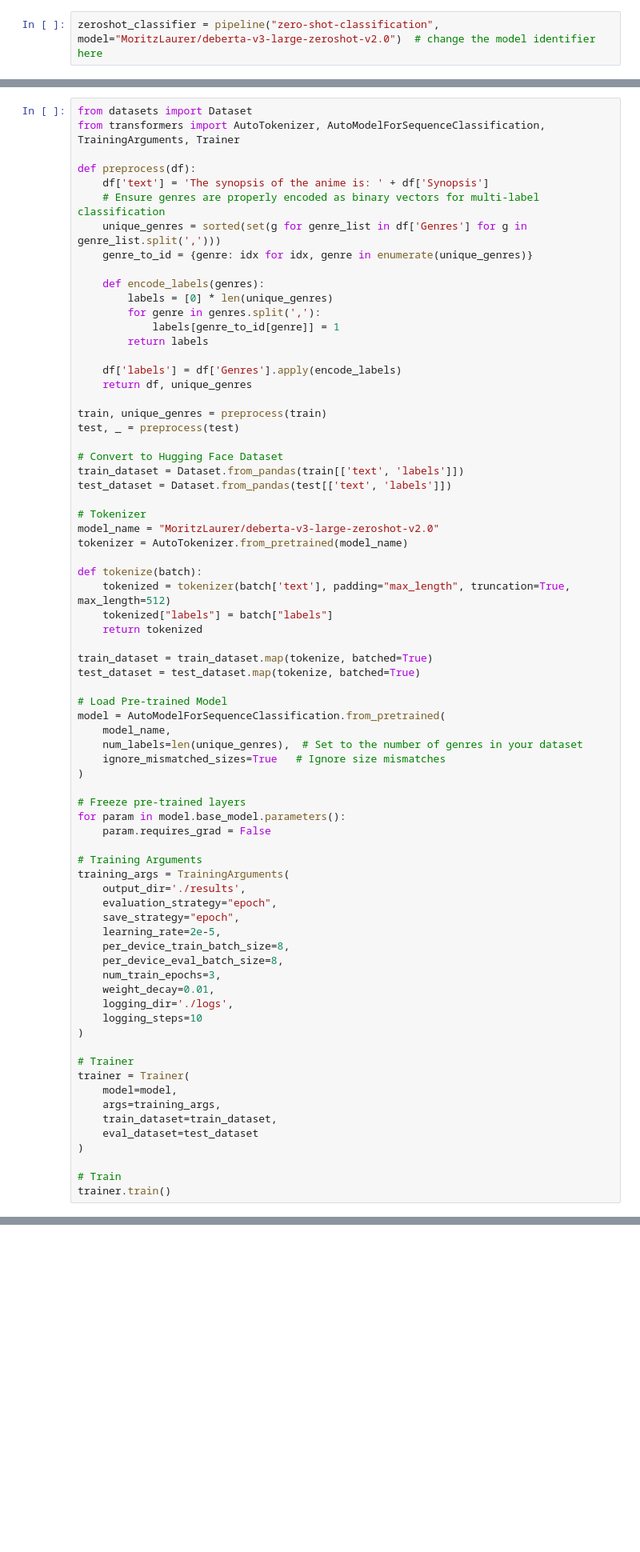
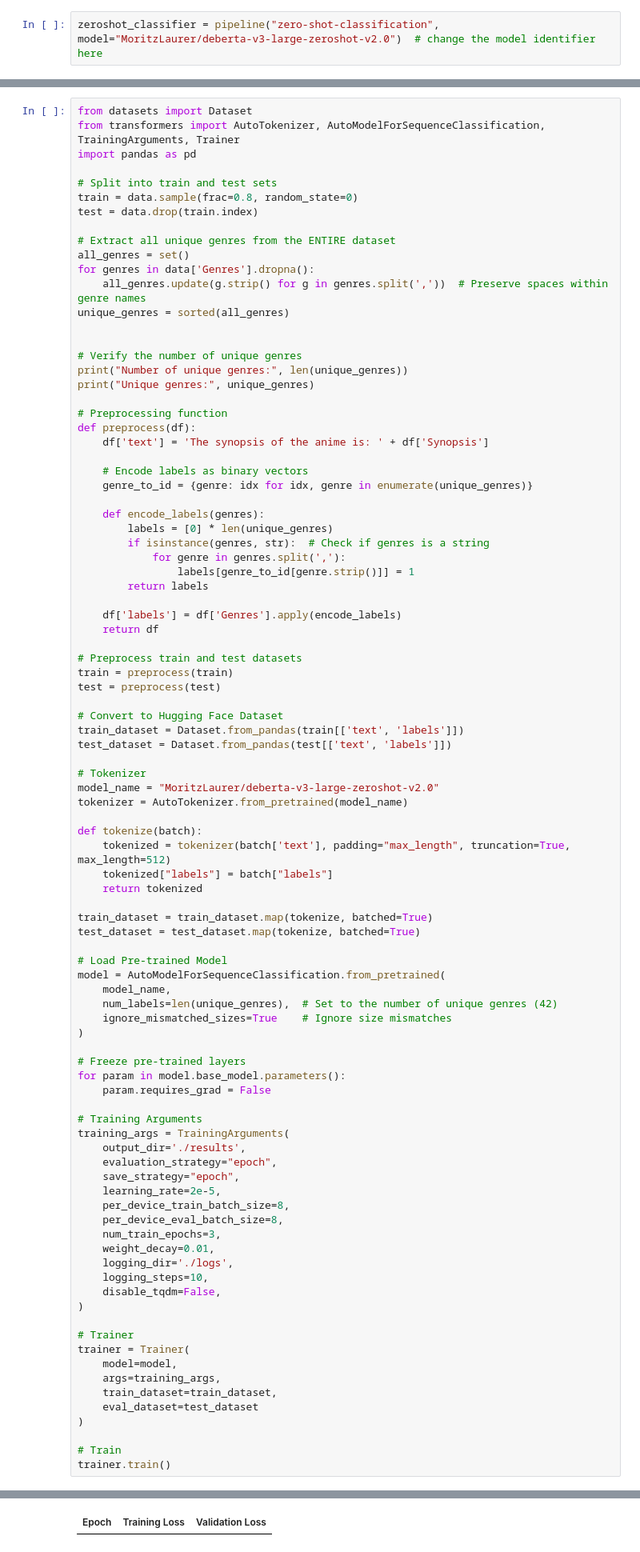
Before and after one commit to Francisco-aragao/tp_final_nlp, a Jupyter notebook: tp.ipynb, the cells around one changed output, grey strips where cells are left out. Shown at 80% size. Drawn from its saved outputs; the diff is of its cells as text; blank space fills up the shorter version.

```diff
--- a/tp.ipynb
+++ b/tp.ipynb
@@ -83,24 +116,43 @@ with open('results_based_model.json', 'w') as f:
 # %%
 from datasets import Dataset
 from transformers import AutoTokenizer, AutoModelForSequenceClassification, TrainingArguments, Trainer
+import pandas as pd
 
+# Split into train and test sets
+train = data.sample(frac=0.8, random_state=0)
+test = data.drop(train.index)
+
+# Extract all unique genres from the ENTIRE dataset
+all_genres = set()
+for genres in data['Genres'].dropna():
+    all_genres.update(g.strip() for g in genres.split(','))  # Preserve spaces within genre names
+unique_genres = sorted(all_genres)
+
+
+# Verify the number of unique genres
+print("Number of unique genres:", len(unique_genres))
+print("Unique genres:", unique_genres)
+
+# Preprocessing function
 def preprocess(df):
     df['text'] = 'The synopsis of the anime is: ' + df['Synopsis']
-    # Ensure genres are properly encoded as binary vectors for multi-label classification
-    unique_genres = sorted(set(g for genre_list in df['Genres'] for g in genre_list.split(',')))
+
+    # Encode labels as binary vectors
     genre_to_id = {genre: idx for idx, genre in enumerate(unique_genres)}
 
     def encode_labels(genres):
         labels = [0] * len(unique_genres)
-        for genre in genres.split(','):
-            labels[genre_to_id[genre]] = 1
+        if isinstance(genres, str):  # Check if genres is a string
+            for genre in genres.split(','):
+                labels[genre_to_id[genre.strip()]] = 1
         return labels
 
     df['labels'] = df['Genres'].apply(encode_labels)
-    return df, unique_genres
+    return df
 
-train, unique_genres = preprocess(train)
-test, _ = preprocess(test)
+# Preprocess train and test datasets
+train = preprocess(train)
+test = preprocess(test)
 
 # Convert to Hugging Face Dataset
 train_dataset = Dataset.from_pandas(train[['text', 'labels']])
@@ -121,8 +173,8 @@ test_dataset = test_dataset.map(tokenize, batched=True)
 # Load Pre-trained Model
 model = AutoModelForSequenceClassification.from_pretrained(
     model_name,
-    num_labels=len(unique_genres),  # Set to the number of genres in your dataset
-    ignore_mismatched_sizes=True   # Ignore size mismatches
+    num_labels=len(unique_genres),  # Set to the number of unique genres (42)
+    ignore_mismatched_sizes=True    # Ignore size mismatches
 )
 
 # Freeze pre-trained layers
@@ -140,7 +192,8 @@ training_args = TrainingArguments(
     num_train_epochs=3,
     weight_decay=0.01,
     logging_dir='./logs',
-    logging_steps=10
+    logging_steps=10,
+    disable_tqdm=False,
 )
 
 # Trainer
@@ -153,3 +206,4 @@ trainer = Trainer(
 
 # Train
 trainer.train()
+# %% [output]
@@ -155,0 +217 @@ trainer.train()
+| Epoch | Training Loss | Validation Loss |
```
Also changed, not shown: parts of 7 cells of this notebook.
